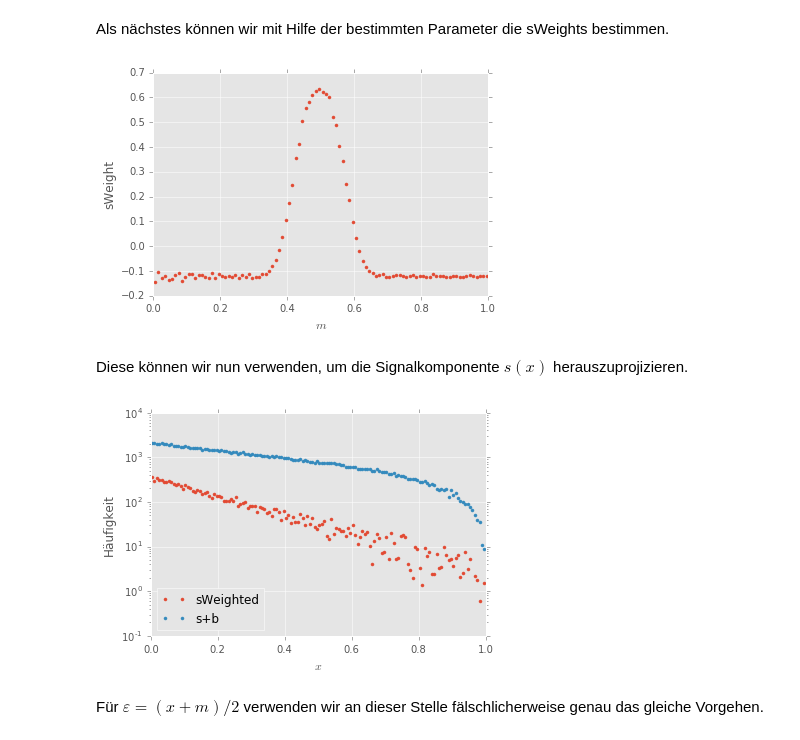
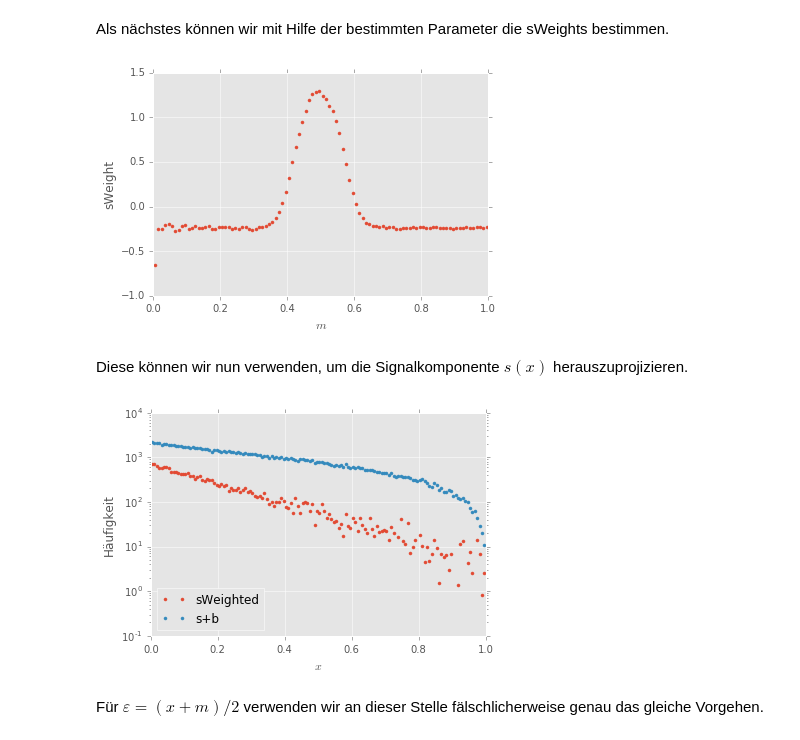
Before and after one commit to kdungs/teaching-SMD2-2016, a Jupyter notebook: solutions/3.ipynb, the cells around one changed output. Saved outputs shown, nothing was run; the diff lists cells and outputs as text; code cells hidden in the pictures.

```diff
--- a/solutions/3.ipynb
+++ b/solutions/3.ipynb
@@ -197,28 +197,31 @@ plt.show()
 Als nächstes können wir mit Hilfe der bestimmten Parameter die sWeights bestimmen.
 # %%
 def sweights(centres, mhist, popt):
-    bw = centres[1] - centres[0]
     s = pdf_ms(centres, *popt[:3])
     b = pdf_mb(centres, *popt[3:])
     n = mhist
 
-    Wss = bw ** 2 * np.sum((s * s) / n)
-    Wsb = bw ** 2 * np.sum((s * b) / n)
-    Wbb = bw **2 * np.sum((b * b) / n)
+    # Normierung der PDFs
+    s = s / np.sum(s)
+    b = b / np.sum(b)
+
+    Wss = np.sum((s * s) / n)
+    Wsb = np.sum((s * b) / n)
+    Wbb = np.sum((b * b) / n)
     alpha = Wbb / (Wss * Wbb - Wsb ** 2)
     beta = -Wsb / (Wss * Wbb - Wsb ** 2)
     weights = (alpha * s + beta * b) / n
     return weights
 
 
 sw = sweights(mcentres, mhist, popt)
 
 plt.plot(mcentres, sw, '.')
 plt.xlabel('$m$')
 plt.ylabel('sWeight')
 plt.show()
 # %% [output]
-[figure, old version]
+[figure, new version]
 # %% [markdown]
 Diese können wir nun verwenden, um die Signalkomponente $s(x)$ herauszuprojizieren.
 # %%
@@ -235,7 +238,7 @@ plt.yscale('log')
 plt.legend(loc='lower left')
 plt.show()
 # %% [output]
-[figure, old version]
+[figure, new version]
 # %% [markdown]
 Für $\varepsilon = (x + m) / 2$ verwenden wir an dieser Stelle fälschlicherweise genau das gleiche Vorgehen.
 # %%
```
Also changed, not shown: parts of 5 cells of this notebook.
